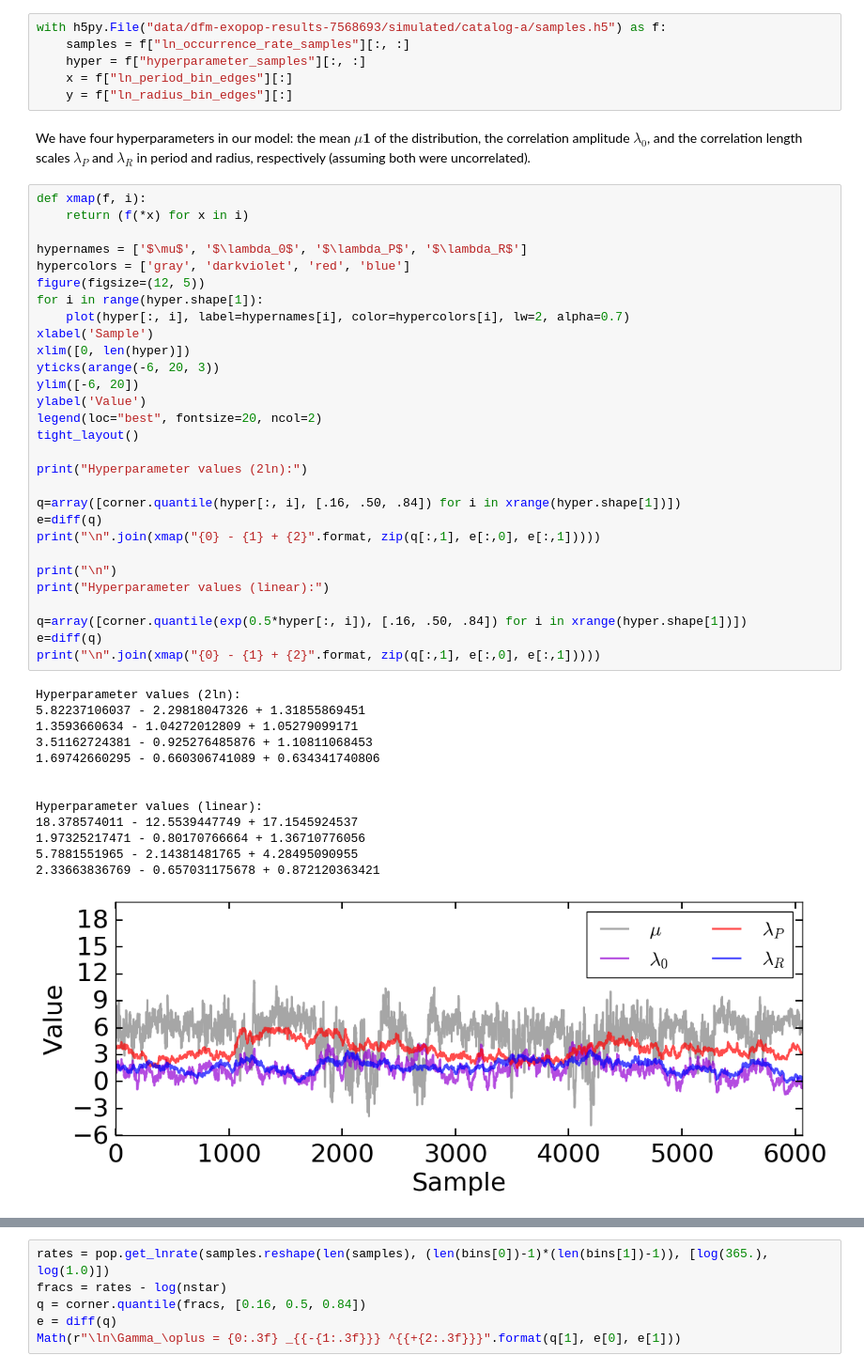
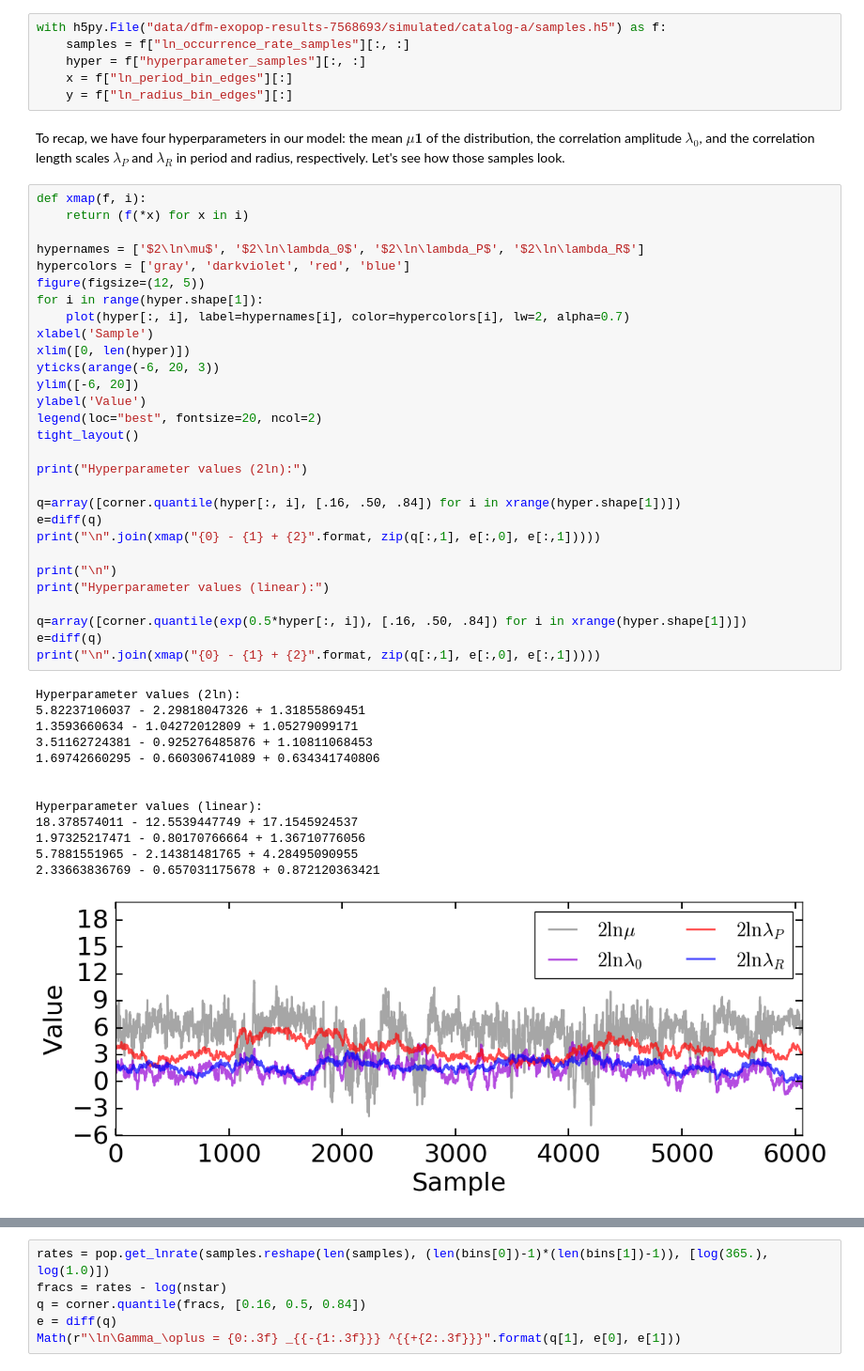
Before and after one commit to joshspeagle/exopop, a Jupyter notebook: EXOPOP.ipynb, the cells around one changed output, grey strips where cells are left out. Shown at 94% size. Drawn from its saved outputs; the diff is of its cells as text.

```diff
--- a/EXOPOP.ipynb
+++ b/EXOPOP.ipynb
@@ -689,12 +751,12 @@ with h5py.File("data/dfm-exopop-results-7568693/simulated/catalog-a/samples.h5")
     x = f["ln_period_bin_edges"][:]
     y = f["ln_radius_bin_edges"][:]
 # %% [markdown]
-We have four hyperparameters in our model: the mean $\mu\mathbf{1}$ of the distribution, the correlation amplitude $\lambda_0$, and the correlation length scales $\lambda_P$ and $\lambda_R$ in period and radius, respectively (assuming both were uncorrelated).
+To recap, we have four hyperparameters in our model: the mean $\mu\mathbf{1}$ of the distribution, the correlation amplitude $\lambda_0$, and the correlation length scales $\lambda_P$ and $\lambda_R$ in period and radius, respectively. Let's see how those samples look.
 # %%
 def xmap(f, i):
     return (f(*x) for x in i)
 
-hypernames = ['$\mu$', '$\lambda_0$', '$\lambda_P$', '$\lambda_R$']
+hypernames = ['$2\ln\mu$', '$2\ln\lambda_0$', '$2\ln\lambda_P$', '$2\ln\lambda_R$']
 hypercolors = ['gray', 'darkviolet', 'red', 'blue']
 figure(figsize=(12, 5))
 for i in range(hyper.shape[1]):
@@ -705,31 +767,31 @@ yticks(arange(-6, 20, 3))
 ylim([-6, 20])
 ylabel('Value')
 legend(loc="best", fontsize=20, ncol=2)
 tight_layout()
 
 print("Hyperparameter values (2ln):")
 
 q=array([corner.quantile(hyper[:, i], [.16, .50, .84]) for i in xrange(hyper.shape[1])])
 e=diff(q)
 print("\n".join(xmap("{0} - {1} + {2}".format, zip(q[:,1], e[:,0], e[:,1]))))
 
 print("\n")
 print("Hyperparameter values (linear):")
 
 q=array([corner.quantile(exp(0.5*hyper[:, i]), [.16, .50, .84]) for i in xrange(hyper.shape[1])])
 e=diff(q)
 print("\n".join(xmap("{0} - {1} + {2}".format, zip(q[:,1], e[:,0], e[:,1]))))
 # %% [output]
 Hyperparameter values (2ln):
 5.82237106037 - 2.29818047326 + 1.31855869451
 1.3593660634 - 1.04272012809 + 1.05279099171
 3.51162724381 - 0.925276485876 + 1.10811068453
 1.69742660295 - 0.660306741089 + 0.634341740806
 
 
 Hyperparameter values (linear):
 18.378574011 - 12.5539447749 + 17.1545924537
 1.97325217471 - 0.80170766664 + 1.36710776056
 5.7881551965 - 2.14381481765 + 4.28495090955
 2.33663836769 - 0.657031175678 + 0.872120363421
-[figure, old version]
+[figure, new version]
```
Also changed, not shown: parts of 79 cells of this notebook, 5 other files.
